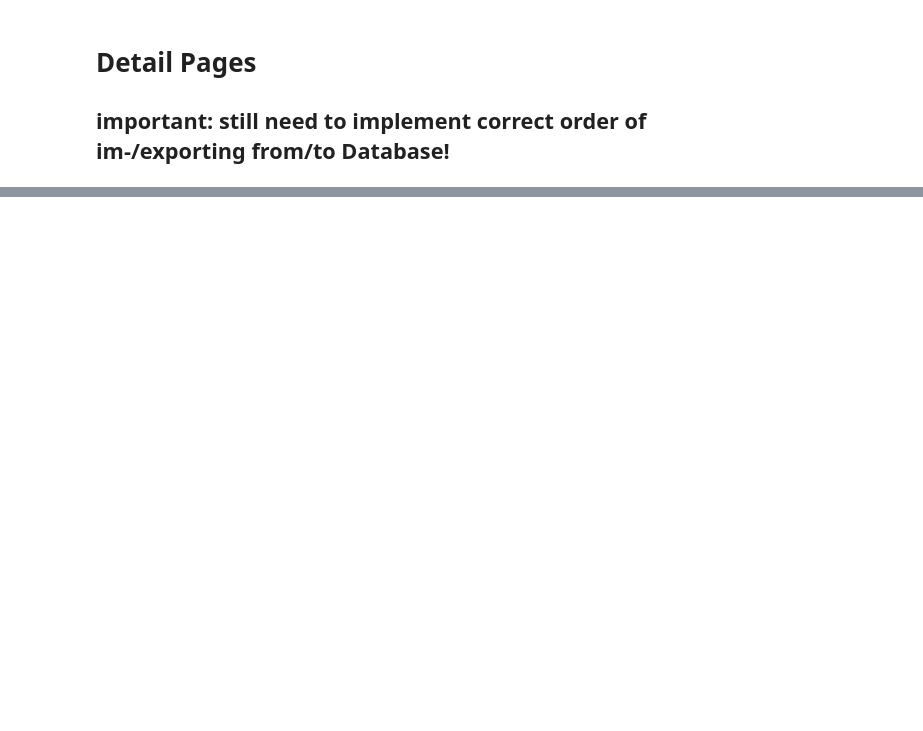
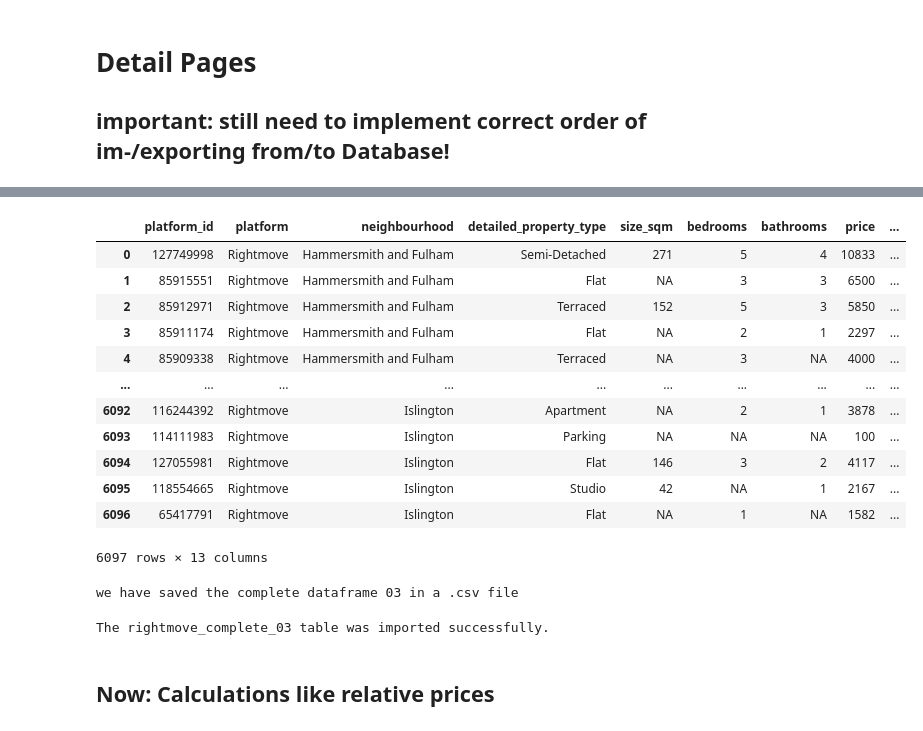
Before and after one commit to capstone-jmrs/capstone-proptech-repo, a Jupyter notebook: rightmove_NEW.ipynb, the cells around one changed output, grey strips where cells are left out. Cells and saved outputs as stored; diff of their text form; code cells hidden in the pictures; blank space fills up the shorter version.

```diff
--- a/rightmove_NEW.ipynb
+++ b/rightmove_NEW.ipynb
@@ -376,0 +436,49 @@ itemDict
+# %%
+# drop second scraping date if exists and change order of columns
+rightmove_complete.rename(columns={'scraping_date_y': 'scraping_date'}, inplace=True)
+rightmove_complete = rightmove_complete[['platform_id', 'platform', 'neighbourhood',  'detailed_property_type', 'size_sqm', 'bedrooms', 'bathrooms', 'price', 'detail_id', 'available_from', 'let_type', 'detailed_furniture', 'scraping_date']]
+# %% [output]
+|  | platform_id | platform | neighbourhood | detailed_property_type | size_sqm | bedrooms | bathrooms | price | ... |
+| 0 | 127749998 | Rightmove | Hammersmith and Fulham | Semi-Detached | 271 | 5 | 4 | 10833 | ... |
+| 1 | 85915551 | Rightmove | Hammersmith and Fulham | Flat | NA | 3 | 3 | 6500 | ... |
+| 2 | 85912971 | Rightmove | Hammersmith and Fulham | Terraced | 152 | 5 | 3 | 5850 | ... |
+| 3 | 85911174 | Rightmove | Hammersmith and Fulham | Flat | NA | 2 | 1 | 2297 | ... |
+| 4 | 85909338 | Rightmove | Hammersmith and Fulham | Terraced | NA | 3 | NA | 4000 | ... |
+| ... | ... | ... | ... | ... | ... | ... | ... | ... | ... |
+| 6092 | 116244392 | Rightmove | Islington | Apartment | NA | 2 | 1 | 3878 | ... |
+| 6093 | 114111983 | Rightmove | Islington | Parking | NA | NA | NA | 100 | ... |
+| 6094 | 127055981 | Rightmove | Islington | Flat | 146 | 3 | 2 | 4117 | ... |
+| 6095 | 118554665 | Rightmove | Islington | Studio | 42 | NA | 1 | 2167 | ... |
+| 6096 | 65417791 | Rightmove | Islington | Flat | NA | 1 | NA | 1582 | ... |
+6097 rows × 13 columns
+# %%
+# ----------------- save dataframe into a .csv file -----------------
+today = datetime.today().strftime('%Y-%m-%d-%H-%M')
+rightmove_complete.to_csv('data/rightmove_complete_{}_{}.csv'.format(cycle_number, today), sep='\t')
+
+print(f"we have saved the complete dataframe {cycle_number} in a .csv file")
+# %% [output]
+we have saved the complete dataframe 03 in a .csv file
+# %%
+### upload rightmove_complete dataframe to database
+
+# give the table a unique name
+complete_table_name = f'rightmove_complete_{cycle_number}'
+
+# import the table to sql
+if engine!=None:
+    try:
+        rightmove_complete.to_sql(name=complete_table_name,
+                        con=engine,
+                        if_exists='replace',
+                        schema=schema,
+                        index=False,
+                        chunksize=5000,
+                        method='multi')
+        print(f"The {complete_table_name} table was imported successfully.")
+
+    except (Exception, psycopg2.DatabaseError) as error:
+        print(error)
+        engine = None
+# %% [output]
+The rightmove_complete_03 table was imported successfully.
@@ -376,0 +546,2 @@ itemDict
+# %% [markdown]
+## Now: Calculations like relative prices
```
Also changed, not shown: parts of 27 cells of this notebook.
